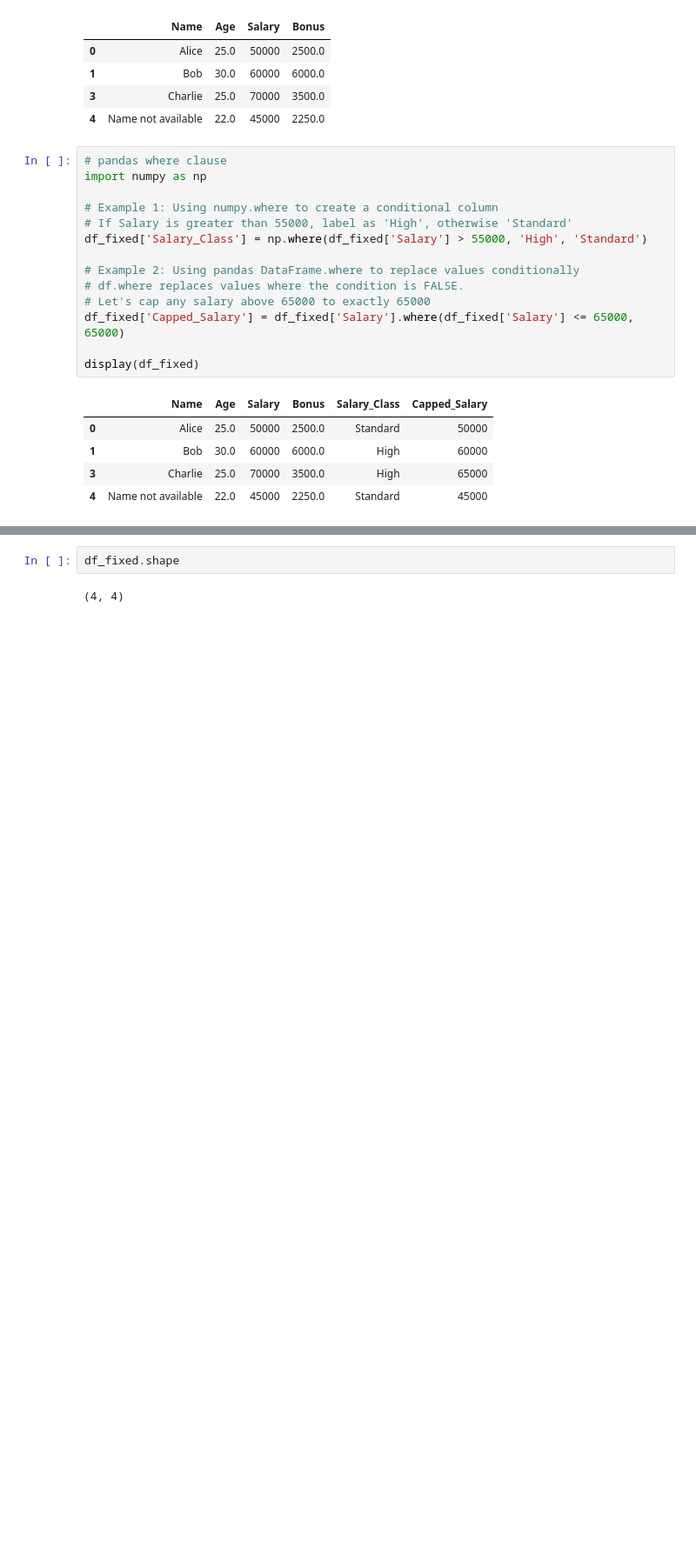
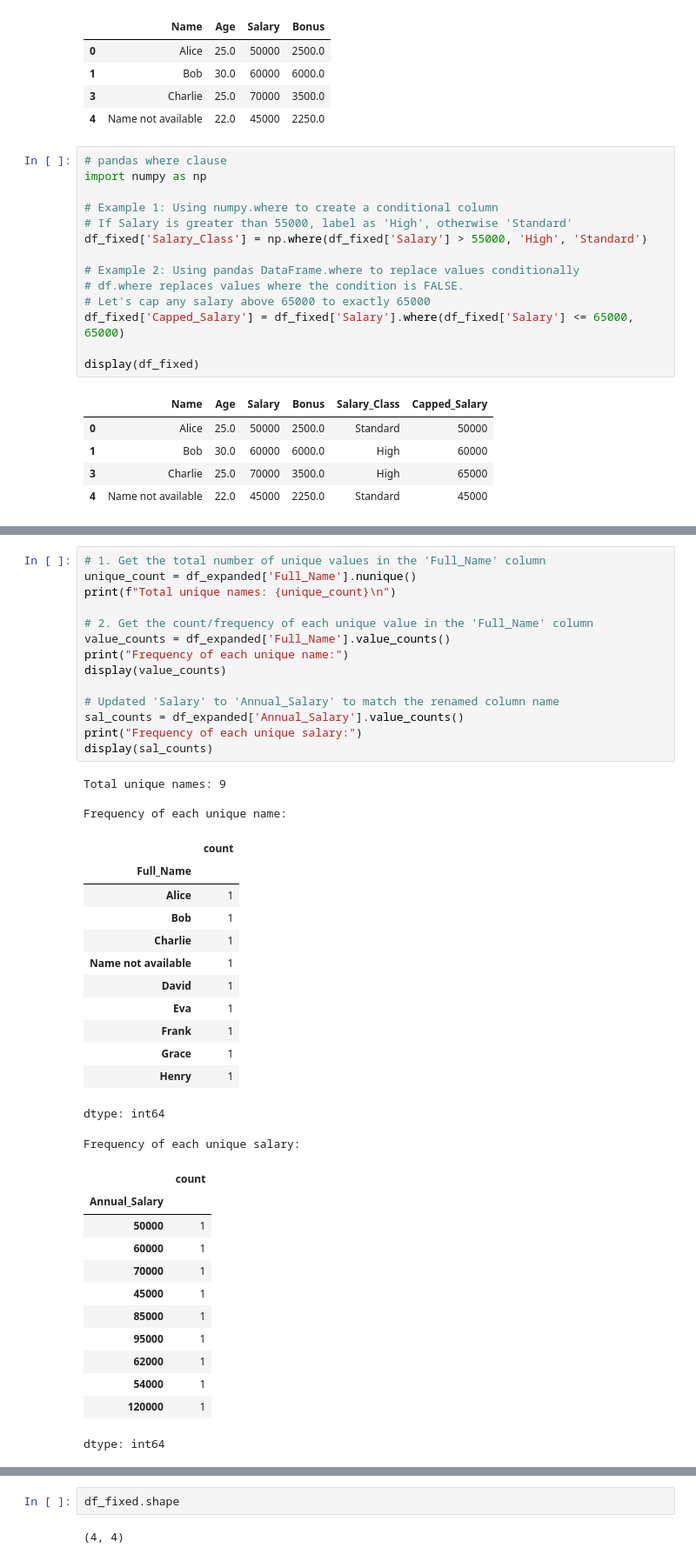
Before and after one commit to princeowaowa/python, a Jupyter notebook: Pandas.ipynb, the cells around one changed output, grey strips where cells are left out. Shown at 87% size. Saved outputs shown, nothing was run; the diff lists cells and outputs as text; blank space fills up the shorter version.

```diff
--- a/Pandas.ipynb
+++ b/Pandas.ipynb
@@ -138,0 +203,43 @@ Index(['Name', 'Age', 'Salary', 'Bonus'], dtype='object')
+# %%
+# 1. Get the total number of unique values in the 'Full_Name' column
+unique_count = df_expanded['Full_Name'].nunique()
+print(f"Total unique names: {unique_count}\n")
+
+# 2. Get the count/frequency of each unique value in the 'Full_Name' column
+value_counts = df_expanded['Full_Name'].value_counts()
+print("Frequency of each unique name:")
+display(value_counts)
+
+# Updated 'Salary' to 'Annual_Salary' to match the renamed column name
+sal_counts = df_expanded['Annual_Salary'].value_counts()
+print("Frequency of each unique salary:")
+display(sal_counts)
+# %% [output]
+Total unique names: 9
+
+Frequency of each unique name:
+|  | count |
+| Full_Name |  |
+| Alice | 1 |
+| Bob | 1 |
+| Charlie | 1 |
+| Name not available | 1 |
+| David | 1 |
+| Eva | 1 |
+| Frank | 1 |
+| Grace | 1 |
+| Henry | 1 |
+dtype: int64
+Frequency of each unique salary:
+|  | count |
+| Annual_Salary |  |
+| 50000 | 1 |
+| 60000 | 1 |
+| 70000 | 1 |
+| 45000 | 1 |
+| 85000 | 1 |
+| 95000 | 1 |
+| 62000 | 1 |
+| 54000 | 1 |
+| 120000 | 1 |
+dtype: int64
```
Also changed, not shown: parts of 6 cells of this notebook.
